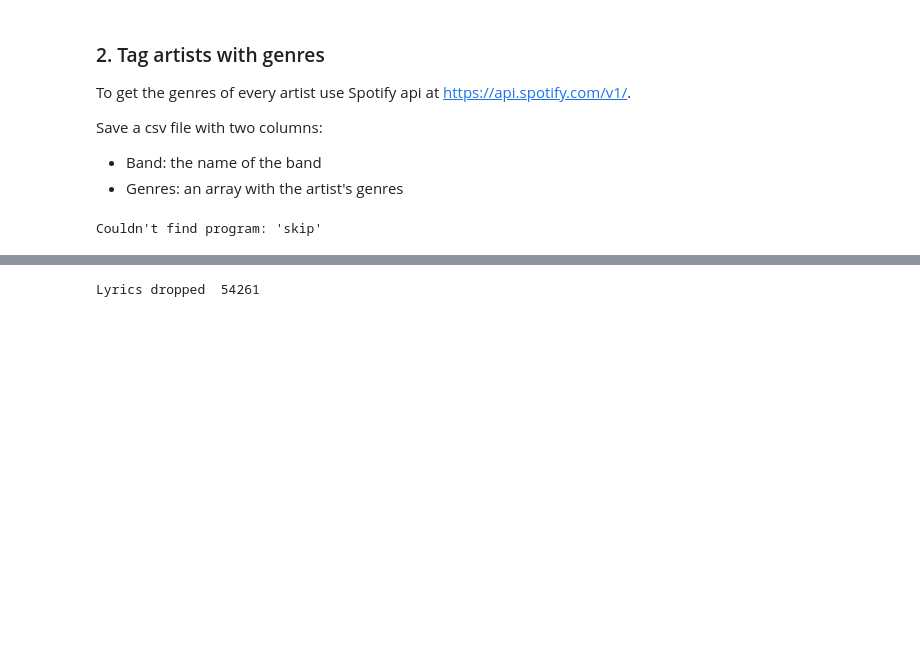
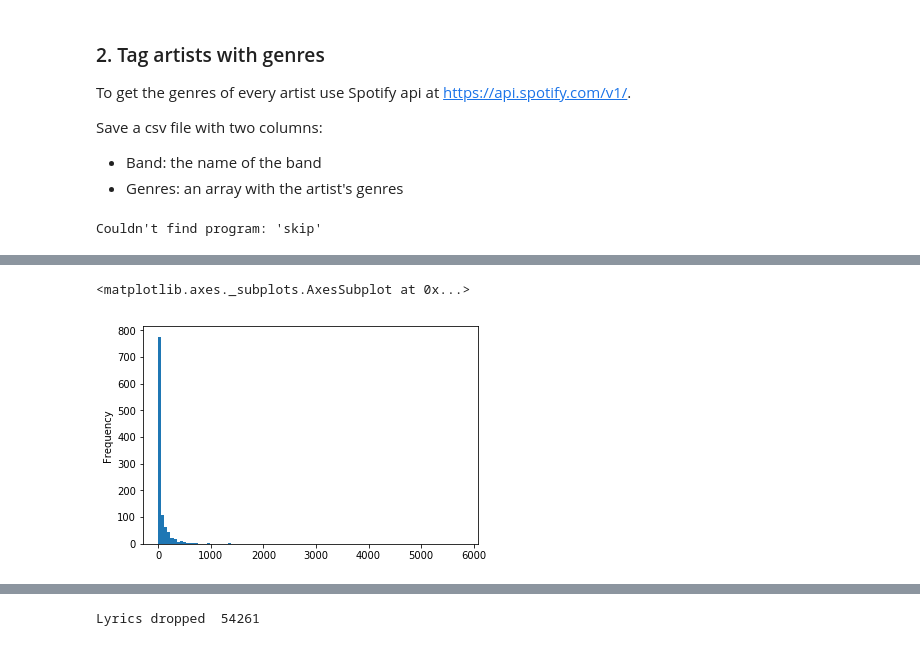
Before and after one commit to Hohenheimsenberg/LyricAnalyzer, a Jupyter notebook: 1.Dataset_Preparation.ipynb, the cells around one changed output, grey strips where cells are left out. Drawn from its saved outputs; the diff is of its cells as text; code cells hidden in the pictures; blank space fills up the shorter version.

```diff
--- a/1.Dataset_Preparation.ipynb
+++ b/1.Dataset_Preparation.ipynb
@@ -85,0 +111,19 @@ Couldn't find program: 'skip'
+# %%
+import ast
+
+unique_genres = set([])
+for i, row in df.iterrows():
+    try:
+        artist_genres = ast.literal_eval(row['Genres'])
+    except:
+        artist_genres = list(row['Genres'])
+    new_artist_genres = set([])
+    for artist_genre in artist_genres:
+        splited_genres = artist_genre.split(" ")
+        for genre in splited_genres:
+            new_artist_genres.add(genre)
+            unique_genres.add(genre)
+    df.at[i, 'Genres'] = list(new_artist_genres)
+print("Unique genres: ", len(unique_genres))
+df.to_csv('../dataset/artists_flat_genres.csv', index=False)
+df.head()
@@ -85,0 +140,9 @@ Couldn't find program: 'skip'
+# %%
+ohe_df = pd.get_dummies(df.Genres.apply(pd.Series).stack()).sum(level=0)
+final_df = pd.concat([df, ohe_df], axis=1).drop(['Genres'], axis=1)
+final_df.to_csv('../dataset/artists_one_hot_encoded_genres.csv', index=False)
+
+del ohe_df
+del df
+
+final_df['pop'].head()
@@ -85,0 +156,11 @@ Couldn't find program: 'skip'
+# %%
+genres = final_df.drop('Band', axis=1).sum()
+print(genres.describe())
+
+items = genres.iteritems()
+to_remove = set()
+for i,item in items:
+    if item < 10:
+        to_remove.add(i)
+print("Columns to remove: ",len(to_remove))
+genres.sort_values().plot()
@@ -85,0 +179,5 @@ Couldn't find program: 'skip'
+# %%
+genres.plot.hist(bins=100)
+# %% [output]
+<matplotlib.axes._subplots.AxesSubplot at 0x...>
+[figure, added]
```
Also changed, not shown: parts of 11 cells of this notebook, 2 other files.
